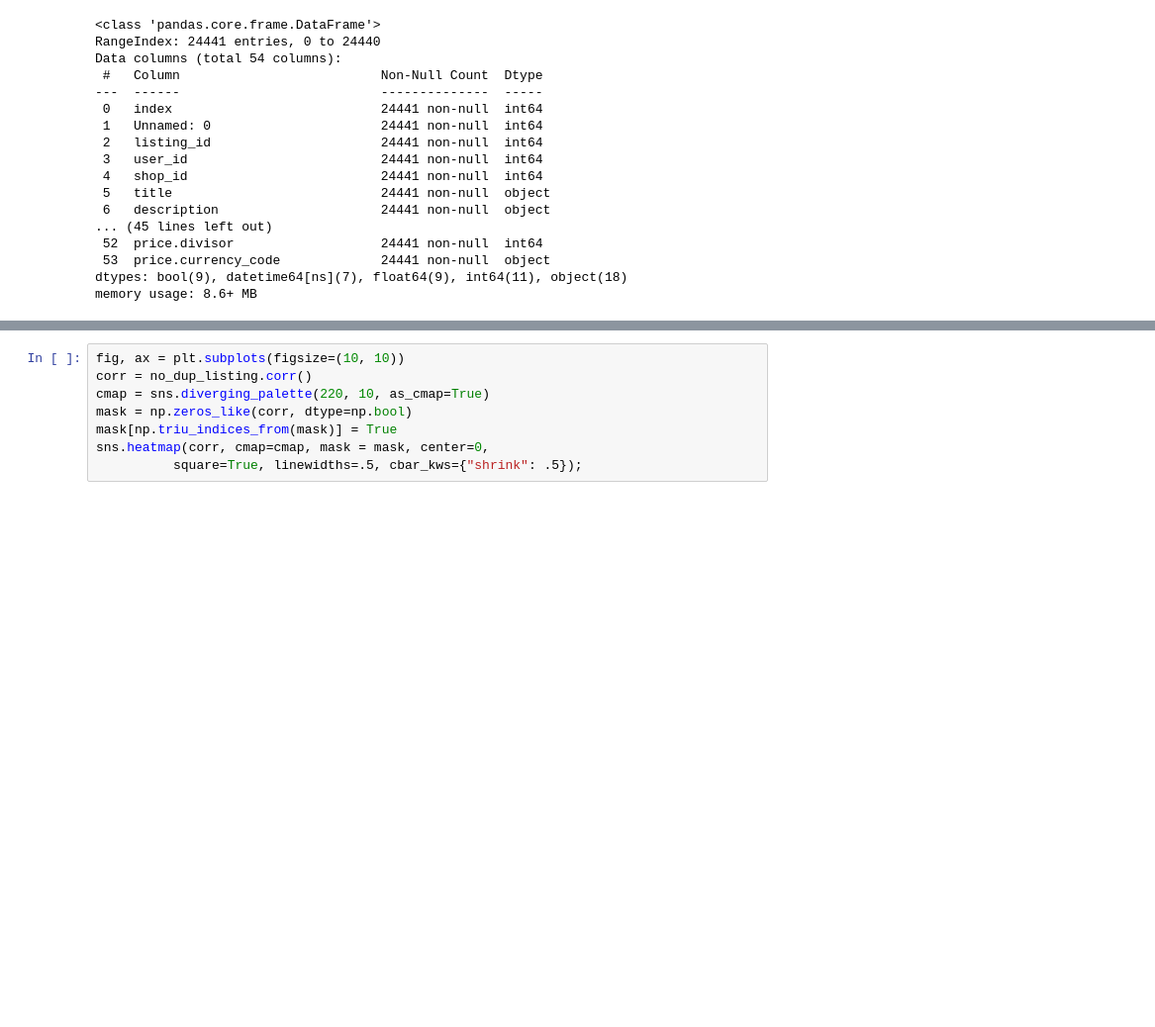
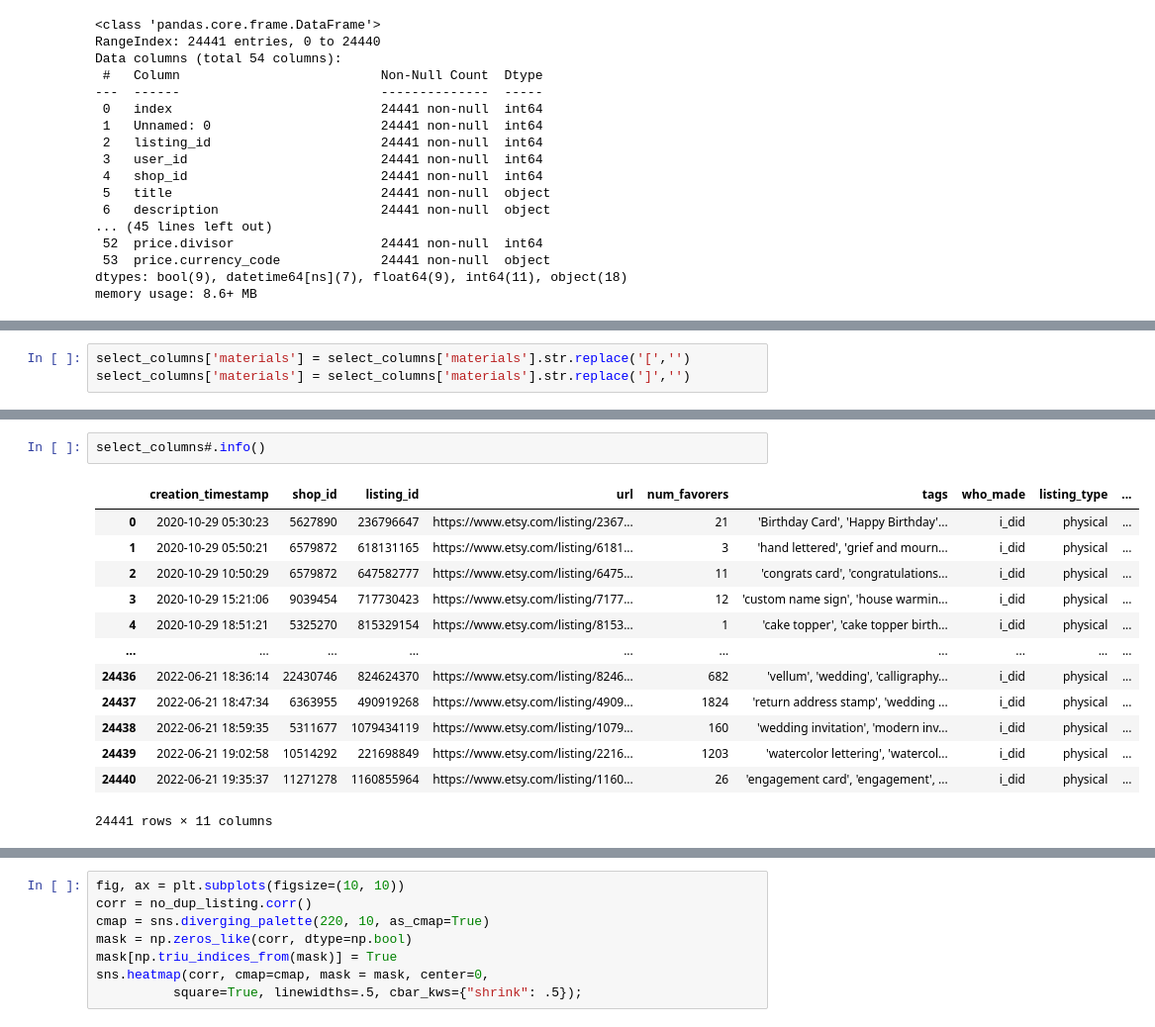
Before and after one commit to Megan1034/ETSY-CAPSTONE, a Jupyter notebook: ETSY Notebook/All listings CSV (home_wedding_paper)-Copy1.ipynb, the cells around one changed output, grey strips where cells are left out. Shown: that part at 99% size. Saved outputs shown, nothing was run; the diff lists cells and outputs as text; blank space fills up the shorter version.

```diff
--- a/ETSY Notebook/All listings CSV (home_wedding_paper)-Copy1.ipynb
+++ b/ETSY Notebook/All listings CSV (home_wedding_paper)-Copy1.ipynb
@@ -168,0 +191,3 @@ no_dup_listing['tags'] = no_dup_listing['tags'].str.replace("'",'')
+# %%
+select_columns['materials'] = select_columns['materials'].str.replace('[','')
+select_columns['materials'] = select_columns['materials'].str.replace(']','')
@@ -168,0 +205,16 @@ no_dup_listing['tags'] = no_dup_listing['tags'].str.replace("'",'')
+# %%
+select_columns#.info()
+# %% [output]
+|  | creation_timestamp | shop_id | listing_id | url | num_favorers | tags | who_made | listing_type | ... |
+| 0 | 2020-10-29 05:30:23 | 5627890 | 236796647 | https://www.etsy.com/listing/2367... | 21 | 'Birthday Card', 'Happy Birthday'... | i_did | physical | ... |
+| 1 | 2020-10-29 05:50:21 | 6579872 | 618131165 | https://www.etsy.com/listing/6181... | 3 | 'hand lettered', 'grief and mourn... | i_did | physical | ... |
+| 2 | 2020-10-29 10:50:29 | 6579872 | 647582777 | https://www.etsy.com/listing/6475... | 11 | 'congrats card', 'congratulations... | i_did | physical | ... |
+| 3 | 2020-10-29 15:21:06 | 9039454 | 717730423 | https://www.etsy.com/listing/7177... | 12 | 'custom name sign', 'house warmin... | i_did | physical | ... |
+| 4 | 2020-10-29 18:51:21 | 5325270 | 815329154 | https://www.etsy.com/listing/8153... | 1 | 'cake topper', 'cake topper birth... | i_did | physical | ... |
+| ... | ... | ... | ... | ... | ... | ... | ... | ... | ... |
+| 24436 | 2022-06-21 18:36:14 | 22430746 | 824624370 | https://www.etsy.com/listing/8246... | 682 | 'vellum', 'wedding', 'calligraphy... | i_did | physical | ... |
+| 24437 | 2022-06-21 18:47:34 | 6363955 | 490919268 | https://www.etsy.com/listing/4909... | 1824 | 'return address stamp', 'wedding ... | i_did | physical | ... |
+| 24438 | 2022-06-21 18:59:35 | 5311677 | 1079434119 | https://www.etsy.com/listing/1079... | 160 | 'wedding invitation', 'modern inv... | i_did | physical | ... |
+| 24439 | 2022-06-21 19:02:58 | 10514292 | 221698849 | https://www.etsy.com/listing/2216... | 1203 | 'watercolor lettering', 'watercol... | i_did | physical | ... |
+| 24440 | 2022-06-21 19:35:37 | 11271278 | 1160855964 | https://www.etsy.com/listing/1160... | 26 | 'engagement card', 'engagement', ... | i_did | physical | ... |
+24441 rows × 11 columns
```
Also changed, not shown: parts of 13 cells of this notebook, 1 other file.
